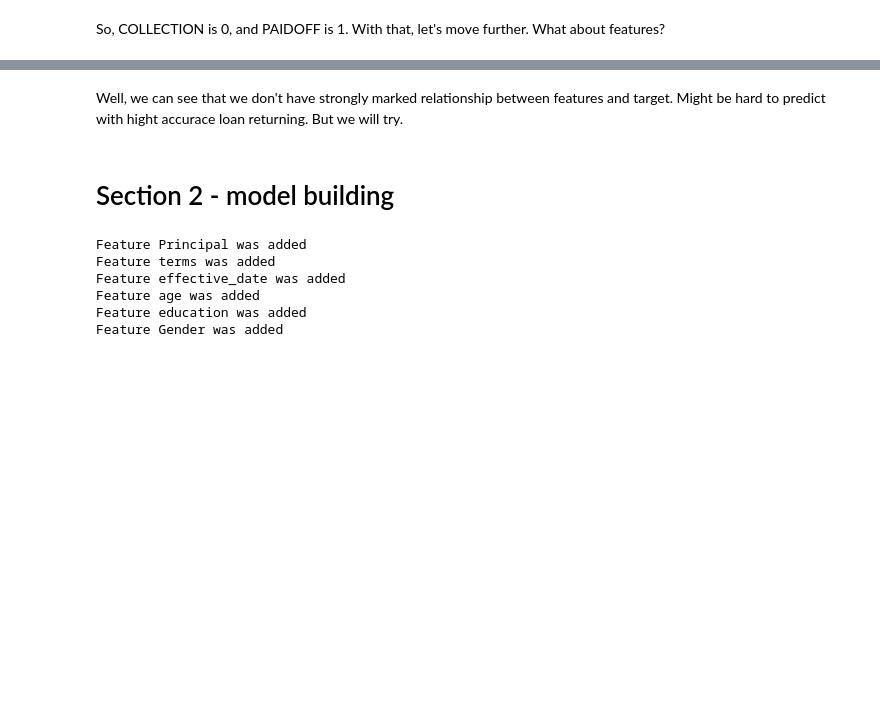
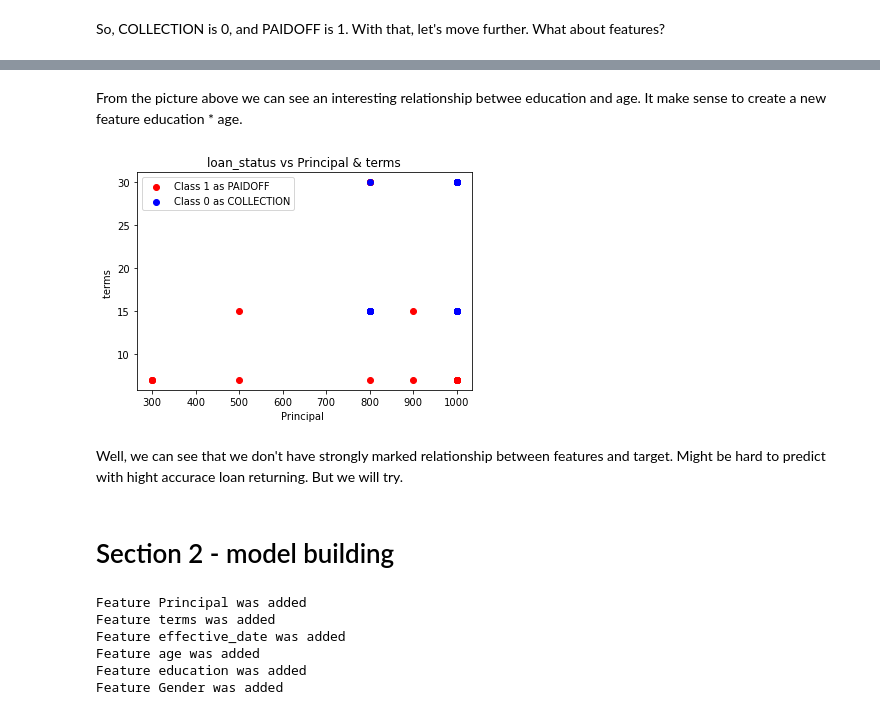
Before and after one commit to kotsky/ai-dev, a Jupyter notebook: logistic_regression_workflow.ipynb, the cells around one changed output, grey strips where cells are left out. Drawn from its saved outputs; the diff is of its cells as text; code cells hidden in the pictures; blank space fills up the shorter version.

```diff
--- a/logistic_regression_workflow.ipynb
+++ b/logistic_regression_workflow.ipynb
@@ -82,3 +78,9 @@ main_data.plot(all2target=True)
+# %% [markdown]
+From the picture above we can see an interesting relationship betwee education and age. It make sense to create a new feature education * age.
+# %%
+main_data.plot(parameter1='Principal', parameter2='terms', classifier=target_name)
+# %% [output]
+[figure, added]
 # %% [markdown]
 Well, we can see that we don't have strongly marked relationship between features and target. Might be hard to predict with hight accurace loan returning. But we will try.
 # %% [markdown]
```
Also changed, not shown: parts of 15 cells of this notebook, 3 other files.
